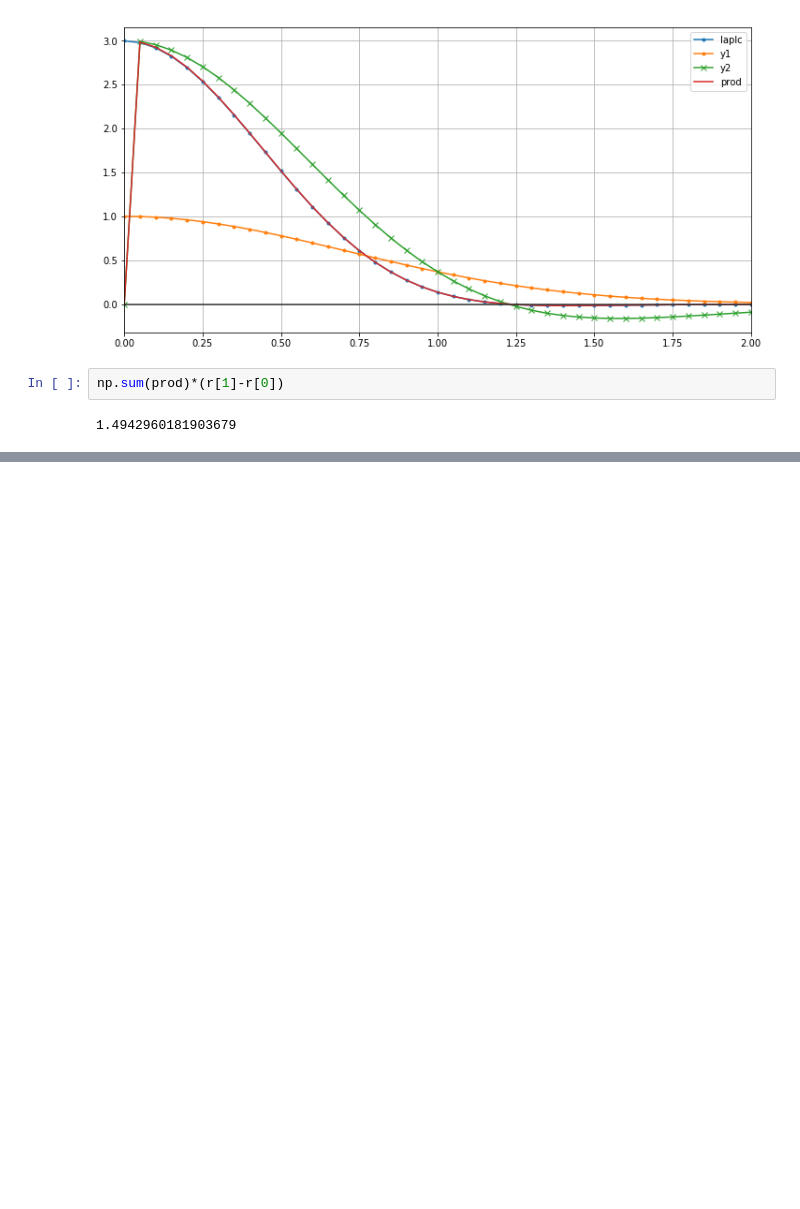
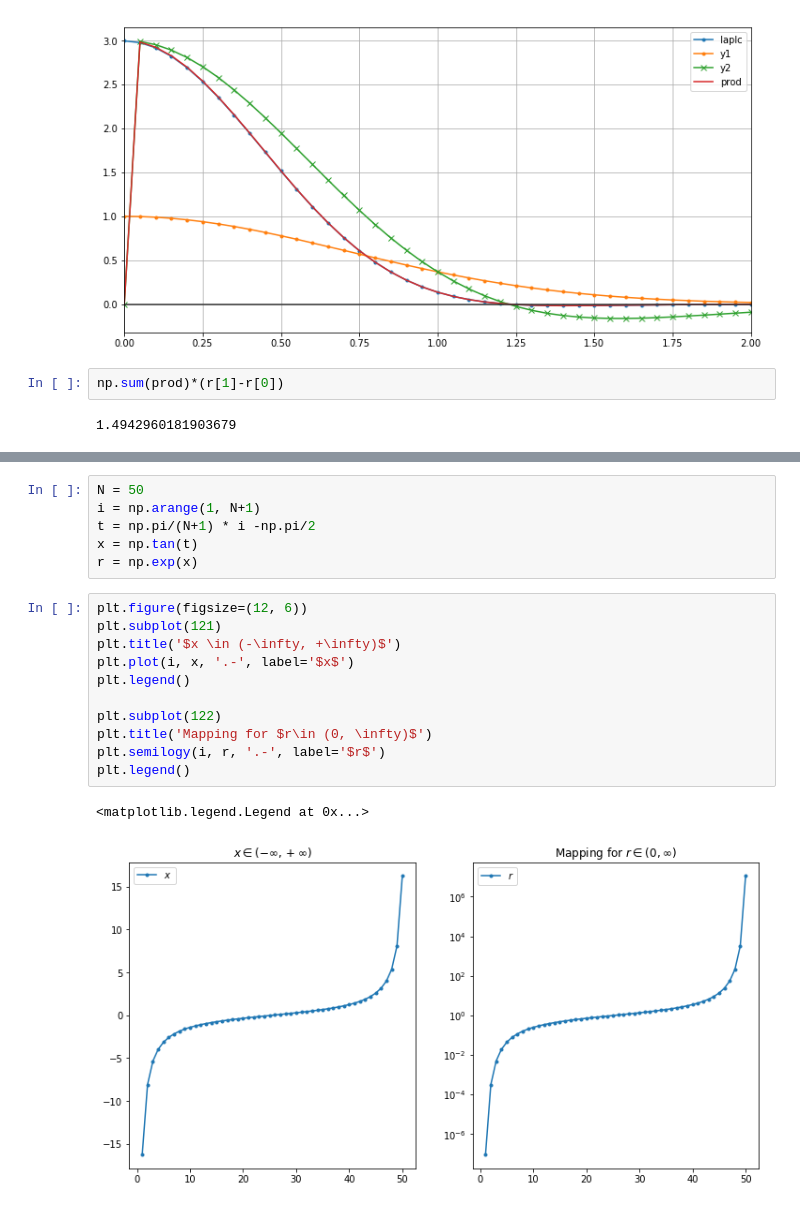
Before and after one commit to cp2k/libni, a Jupyter notebook: ipynb/test.ipynb, the cells around one changed output, grey strips where cells are left out. Drawn from its saved outputs; the diff is of its cells as text; blank space fills up the shorter version.

```diff
--- a/ipynb/test.ipynb
+++ b/ipynb/test.ipynb
@@ -142,0 +198,20 @@ array([  0.00000000e+000,   2.99374268e+000,   2.95646102e+000,
+# %%
+N = 50
+i = np.arange(1, N+1)
+t = np.pi/(N+1) * i -np.pi/2
+x = np.tan(t)
+r = np.exp(x)
+# %%
+plt.figure(figsize=(12, 6))
+plt.subplot(121)
+plt.title('$x \in (-\infty, +\infty)$')
+plt.plot(i, x, '.-', label='$x$')
+plt.legend()
+
+plt.subplot(122)
+plt.title('Mapping for $r\in (0, \infty)$')
+plt.semilogy(i, r, '.-', label='$r$')
+plt.legend()
+# %% [output]
+<matplotlib.legend.Legend at 0x...>
+[figure, added]
```
Also changed, not shown: parts of 11 cells of this notebook, 5 other files.
